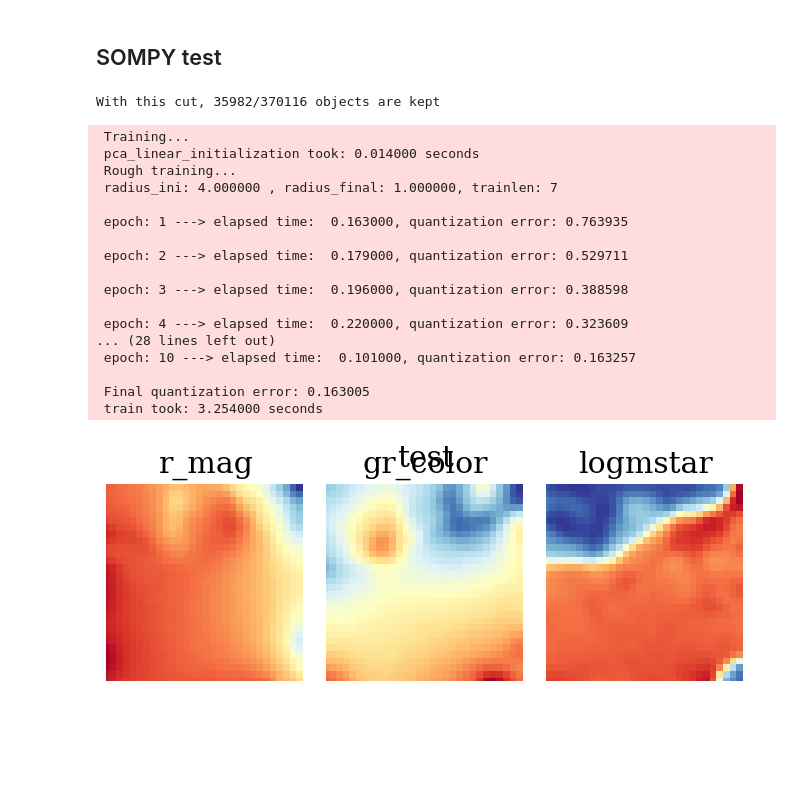
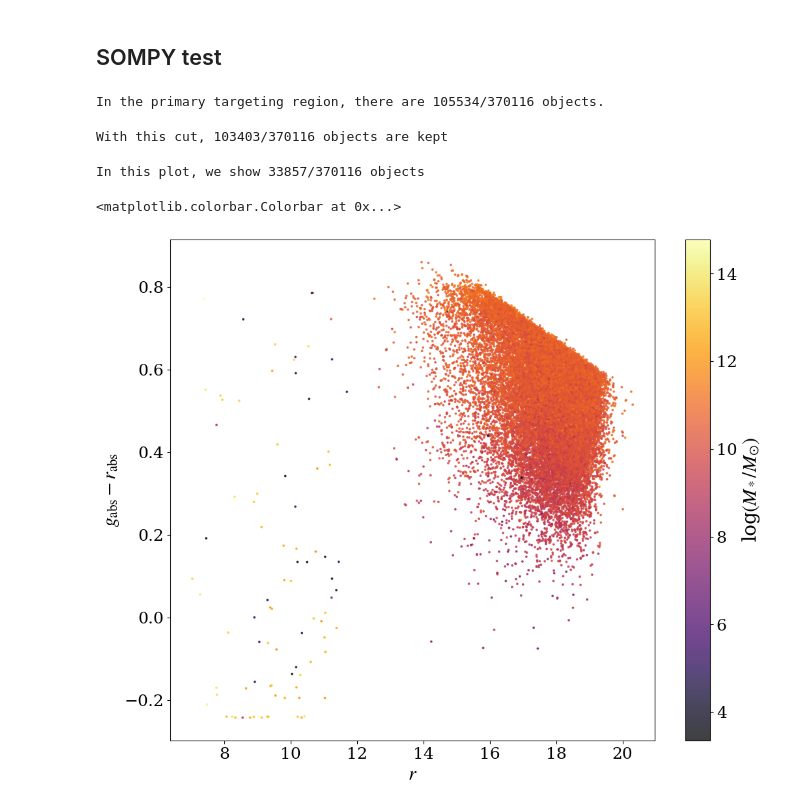
Before and after one commit to lsajkov/strw_mpdg, a Jupyter notebook: som_test.ipynb, the cells around one changed output. Drawn from its saved outputs; the diff is of its cells as text; code cells hidden in the pictures; blank space fills up the shorter version.

Commit message:
made targeting region plot

```diff
--- a/som_test.ipynb
+++ b/som_test.ipynb
@@ -56,16 +58,18 @@ GAMA_mu_r_eff = GAMA_mag_r + 2.5 * np.log10(2 * np.pi * GAMA_mstar_concat['R50']
 #vectorize
 GAMA_vect_data = Table([GAMA_mstar_concat['uberID_1'],
                         GAMA_mag_r, GAMA_magerr_r,
+                        GAMA_mu_r_eff,
                         GAMA_gr_color, GAMA_gr_color_err,
-                        GAMA_mu_r_eff,
                         GAMA_mstar_concat['logmstar'],
-                        GAMA_mstar_concat['Z']],
+                        GAMA_mstar_concat['Z'],
+                        GAMA_mstar_concat['snratio']],
                         names = ['ID',
                                  'r_mag', 'r_mag_err',
                                  'surf_bright_r',
                                  'gr_color', 'gr_color_err',
                                  'log_stellar_mass',
-                                 'redshift'
+                                 'redshift',
+                                 'snr'
                         ])
 # %%
 #define primary targeting region
@@ -91,28 +95,44 @@ surf_bright_mask = surf_bright_condition(GAMA_vect_data['surf_bright_r'],
                                          GAMA_vect_data['r_mag'])
 
 in_prim_targ_reg = gr_color_mask & surf_bright_mask
+print(f'In the primary targeting region, there are {np.sum(in_prim_targ_reg)}/{len(in_prim_targ_reg)} objects.')
+# %% [output]
+In the primary targeting region, there are 105534/370116 objects.
 # %%
 #very conservative snr cut to save on computation
-GAMA_idx = (GAMA_mstar_concat['snratio'] > 105) &\
-           (GAMA_mstar_concat['logmstar'] > 3)
+log_mstar_thresh = 3
+snr_thresh = 100
 
-print(f'With this cut, {np.sum(GAMA_idx)}/{len(GAMA_idx)} objects are kept')
+quality_cut = (GAMA_vect_data['log_stellar_mass'] > log_mstar_thresh) &\
+              (GAMA_vect_data['snr'] > snr_thresh)
+            #   (GAMA_vect_data['gr_color'] < 1)
+
+print(f'With this cut, {np.sum(quality_cut)}/{len(quality_cut)} objects are kept')
 # %% [output]
-With this cut, 35982/370116 objects are kept
+With this cut, 103403/370116 objects are kept
 # %%
 #plot data
 fig = plt.figure(figsize = (12, 10))
 ax = fig.add_subplot()
 
-mstar_gama = ax.scatter(GAMA_mag_r[GAMA_idx],
-                        GAMA_mstar_concat[GAMA_idx]['absmag_g'] - GAMA_mstar_concat[GAMA_idx]['absmag_r'],
-                        s = 3, c = GAMA_mstar_concat[GAMA_idx]['logmstar'],
-                        alpha = 0.75)
+plot_idx = quality_cut & in_prim_targ_reg
+
+mstar_gama = ax.scatter(GAMA_vect_data[plot_idx]['r_mag'],
+                        GAMA_vect_data[plot_idx]['gr_color'],
+                        c = GAMA_vect_data[plot_idx]['log_stellar_mass'],
+                        s = 3, cmap = 'inferno', alpha = 0.75)
 
 ax.set_xlabel('$r$')
-ax.set_ylabel('$r_{\mathrm{abs}}-g_{\mathrm{abs}}$')
+ax.set_ylabel('$g_{\mathrm{abs}}-r_{\mathrm{abs}}$')
+
+ax.text(0.05, 0.85,
+        f'GAMA dataset\nPrimary targeting region\nwith cuts: snr > 100, log_mstar > 3\n{np.sum(plot_idx)}')
 
 fig.colorbar(mstar_gama, label = 'log$(M_*/M_{\odot})$')
+# %% [output]
+In this plot, we show 33857/370116 objects
+<matplotlib.colorbar.Colorbar at 0x...>
+[figure, added]
 # %%
 rmag_list     = list(GAMA_mag_r[GAMA_idx].value)
 gr_col_list   = list(GAMA_mstar_concat[GAMA_idx]['absmag_g'] - GAMA_mstar_concat[GAMA_idx]['absmag_r'])
@@ -127,26 +147,6 @@ SOM = sompy.SOMFactory.build(SOMready_data,
                              component_names = ['r_mag', 'gr_color', 'logmstar'])
 # %%
 SOM.train(n_job = 1, verbose = 'info')
-# %% [output]
- Training...
- pca_linear_initialization took: 0.014000 seconds
- Rough training...
- radius_ini: 4.000000 , radius_final: 1.000000, trainlen: 7
-
- epoch: 1 ---> elapsed time:  0.163000, quantization error: 0.763935
-
- epoch: 2 ---> elapsed time:  0.179000, quantization error: 0.529711
-
- epoch: 3 ---> elapsed time:  0.196000, quantization error: 0.388598
-
- epoch: 4 ---> elapsed time:  0.220000, quantization error: 0.323609
-... (28 lines left out)
- epoch: 10 ---> elapsed time:  0.101000, quantization error: 0.163257
-
- Final quantization error: 0.163005
- train took: 3.254000 seconds
 # %%
 SOM_plot = sompy.mapview.View2DPacked(30, 30, 'test', text_size = 18)
 SOM_plot.show(SOM)
-# %% [output]
-[figure, removed]
```
Also changed, not shown: parts of 1 cell of this notebook, 1 other file.
